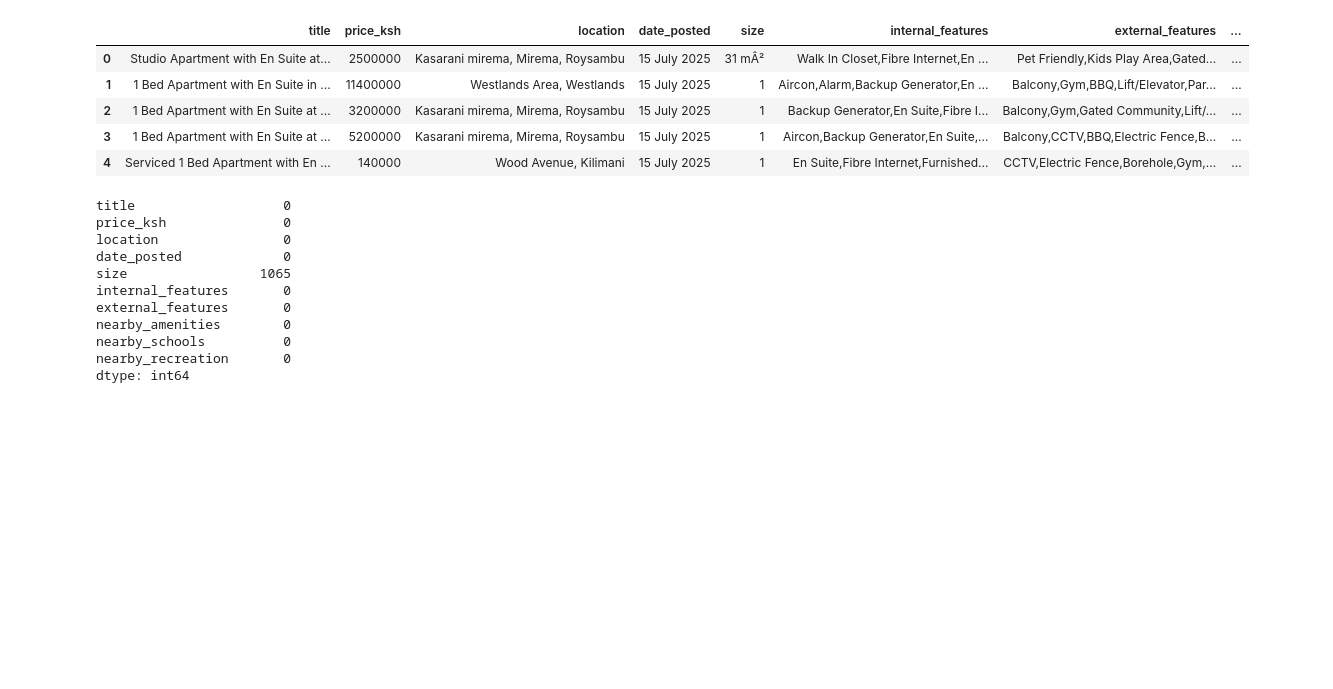
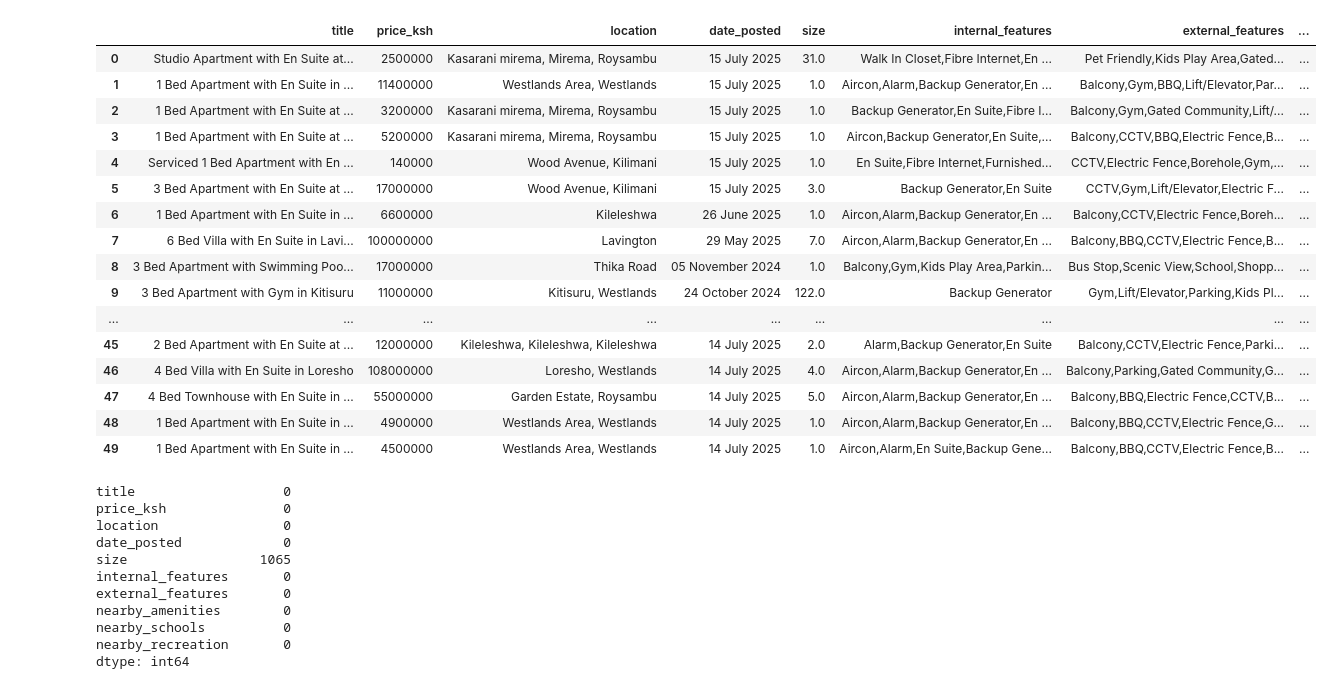
Before and after one commit to Adieltheanalyst/Scrapping-real-estate-data, a Jupyter notebook: realestate/analysis.ipynb, the cells around one changed output. Cells and saved outputs as stored; diff of their text form; code cells hidden in the pictures; blank space fills up the shorter version.

```diff
--- a/realestate/analysis.ipynb
+++ b/realestate/analysis.ipynb
@@ -7,14 +7,25 @@ with open(r"..\realestate\output_data.json") as file:
     data=json.load(file)
 df=pd.DataFrame(data)
 # %%
-(df.head())
+(df.head(50))
 # %% [output]
 |  | title | price_ksh | location | date_posted | size | internal_features | external_features | ... |
-| 0 | Studio Apartment with En Suite at... | 2500000 | Kasarani mirema, Mirema, Roysambu | 15 July 2025 | 31 mÂ² | Walk In Closet,Fibre Internet,En ... | Pet Friendly,Kids Play Area,Gated... | ... |
-| 1 | 1 Bed Apartment with En Suite in ... | 11400000 | Westlands Area, Westlands | 15 July 2025 | 1 | Aircon,Alarm,Backup Generator,En ... | Balcony,Gym,BBQ,Lift/Elevator,Par... | ... |
-| 2 | 1 Bed Apartment with En Suite at ... | 3200000 | Kasarani mirema, Mirema, Roysambu | 15 July 2025 | 1 | Backup Generator,En Suite,Fibre I... | Balcony,Gym,Gated Community,Lift/... | ... |
-| 3 | 1 Bed Apartment with En Suite at ... | 5200000 | Kasarani mirema, Mirema, Roysambu | 15 July 2025 | 1 | Aircon,Backup Generator,En Suite,... | Balcony,CCTV,BBQ,Electric Fence,B... | ... |
-| 4 | Serviced 1 Bed Apartment with En ... | 140000 | Wood Avenue, Kilimani | 15 July 2025 | 1 | En Suite,Fibre Internet,Furnished... | CCTV,Electric Fence,Borehole,Gym,... | ... |
+| 0 | Studio Apartment with En Suite at... | 2500000 | Kasarani mirema, Mirema, Roysambu | 15 July 2025 | 31.0 | Walk In Closet,Fibre Internet,En ... | Pet Friendly,Kids Play Area,Gated... | ... |
+| 1 | 1 Bed Apartment with En Suite in ... | 11400000 | Westlands Area, Westlands | 15 July 2025 | 1.0 | Aircon,Alarm,Backup Generator,En ... | Balcony,Gym,BBQ,Lift/Elevator,Par... | ... |
+| 2 | 1 Bed Apartment with En Suite at ... | 3200000 | Kasarani mirema, Mirema, Roysambu | 15 July 2025 | 1.0 | Backup Generator,En Suite,Fibre I... | Balcony,Gym,Gated Community,Lift/... | ... |
+| 3 | 1 Bed Apartment with En Suite at ... | 5200000 | Kasarani mirema, Mirema, Roysambu | 15 July 2025 | 1.0 | Aircon,Backup Generator,En Suite,... | Balcony,CCTV,BBQ,Electric Fence,B... | ... |
+| 4 | Serviced 1 Bed Apartment with En ... | 140000 | Wood Avenue, Kilimani | 15 July 2025 | 1.0 | En Suite,Fibre Internet,Furnished... | CCTV,Electric Fence,Borehole,Gym,... | ... |
+| 5 | 3 Bed Apartment with En Suite at ... | 17000000 | Wood Avenue, Kilimani | 15 July 2025 | 3.0 | Backup Generator,En Suite | CCTV,Gym,Lift/Elevator,Electric F... | ... |
+| 6 | 1 Bed Apartment with En Suite in ... | 6600000 | Kileleshwa | 26 June 2025 | 1.0 | Aircon,Alarm,Backup Generator,En ... | Balcony,CCTV,Electric Fence,Boreh... | ... |
+| 7 | 6 Bed Villa with En Suite in Lavi... | 100000000 | Lavington | 29 May 2025 | 7.0 | Aircon,Alarm,Backup Generator,En ... | Balcony,BBQ,CCTV,Electric Fence,B... | ... |
+| 8 | 3 Bed Apartment with Swimming Poo... | 17000000 | Thika Road | 05 November 2024 | 1.0 | Balcony,Gym,Kids Play Area,Parkin... | Bus Stop,Scenic View,School,Shopp... | ... |
+| 9 | 3 Bed Apartment with Gym in Kitisuru | 11000000 | Kitisuru, Westlands | 24 October 2024 | 122.0 | Backup Generator | Gym,Lift/Elevator,Parking,Kids Pl... | ... |
+| ... | ... | ... | ... | ... | ... | ... | ... | ... |
+| 45 | 2 Bed Apartment with En Suite at ... | 12000000 | Kileleshwa, Kileleshwa, Kileleshwa | 14 July 2025 | 2.0 | Alarm,Backup Generator,En Suite | Balcony,CCTV,Electric Fence,Parki... | ... |
+| 46 | 4 Bed Villa with En Suite in Loresho | 108000000 | Loresho, Westlands | 14 July 2025 | 4.0 | Aircon,Alarm,Backup Generator,En ... | Balcony,Parking,Gated Community,G... | ... |
+| 47 | 4 Bed Townhouse with En Suite in ... | 55000000 | Garden Estate, Roysambu | 14 July 2025 | 5.0 | Aircon,Alarm,Backup Generator,En ... | Balcony,BBQ,Electric Fence,CCTV,B... | ... |
+| 48 | 1 Bed Apartment with En Suite in ... | 4900000 | Westlands Area, Westlands | 14 July 2025 | 1.0 | Aircon,Alarm,Backup Generator,En ... | Balcony,BBQ,CCTV,Electric Fence,G... | ... |
+| 49 | 1 Bed Apartment with En Suite in ... | 4500000 | Westlands Area, Westlands | 14 July 2025 | 1.0 | Aircon,Alarm,En Suite,Backup Gene... | Balcony,BBQ,CCTV,Electric Fence,B... | ... |
 # %%
 df.isna().sum()
 # %% [output]
```
Also changed, not shown: parts of 3 cells of this notebook.
